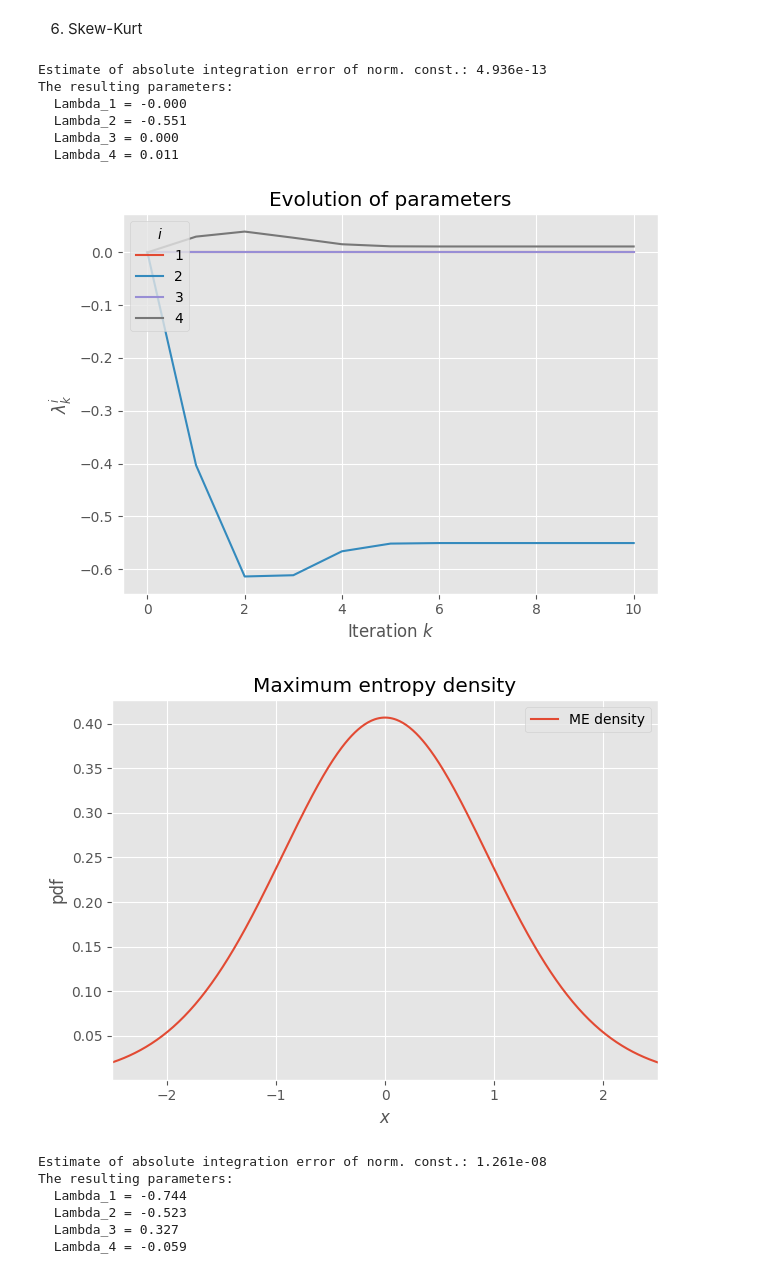
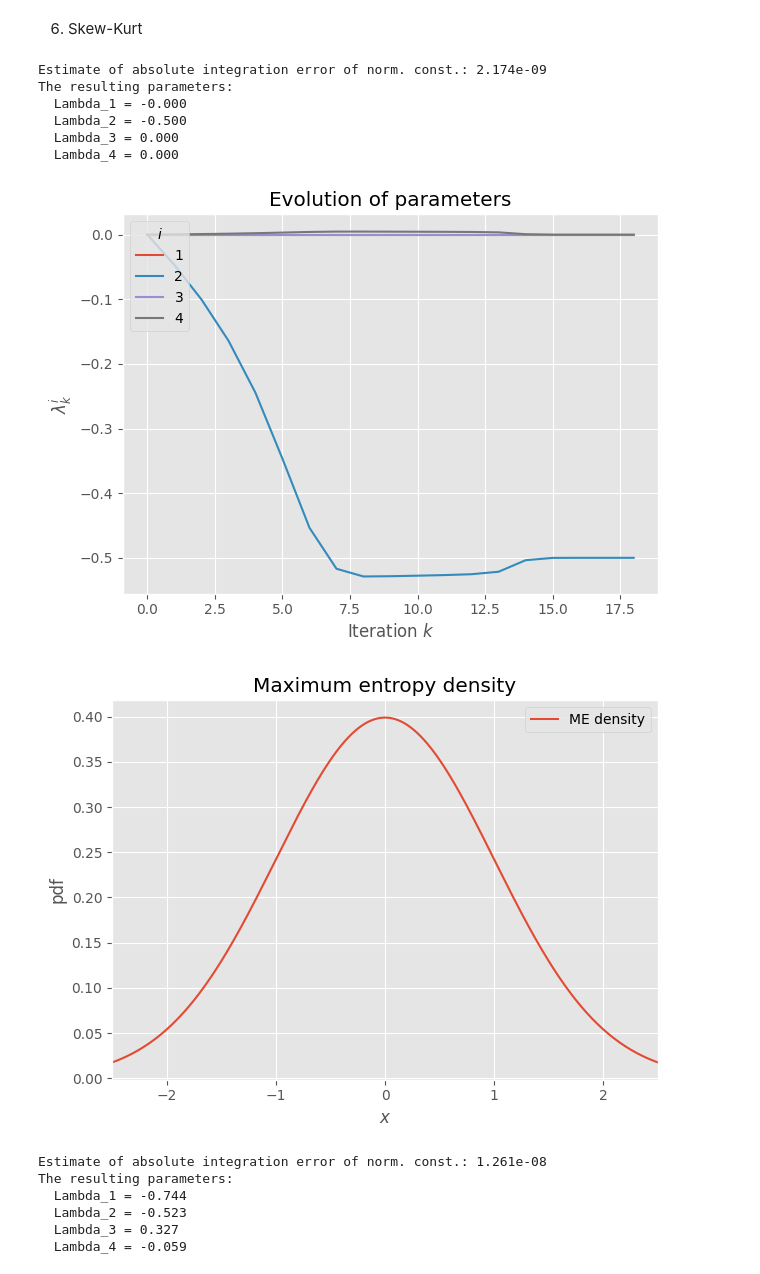
Before and after one commit to LiselotPrins/max_entropy, a Jupyter notebook: maxent_example_tests.ipynb, the cells around one changed output. Saved outputs shown, nothing was run; the diff lists cells and outputs as text; code cells hidden in the pictures.

```diff
--- a/maxent_example_tests.ipynb
+++ b/maxent_example_tests.ipynb
@@ -679,22 +656,21 @@ n = 40
 # %%
 skew, kurt = 0, 3 #normal dist
 
 ob_skewkurt = MaxEnt(support=(l,u),
                      n_quadrature=n,
                      b_constraints=d.b_constraint_skewkurt(skew,kurt),
                      f_vector=d.f_constraint_skewkurt)
-ob_skewkurt._algorithm()
-ob_skewkurt._visualize_algorithm()
-ob_skewkurt._visualize_solution(xlim=(-2.5,2.5))
+ob_skewkurt.visualize_algorithm()
+ob_skewkurt.visualize_solution(xlim=(-2.5,2.5))
 # %% [output]
-Estimate of absolute integration error of norm. const.: 4.936e-13
+Estimate of absolute integration error of norm. const.: 2.174e-09
 The resulting parameters:
   Lambda_1 = -0.000
-  Lambda_2 = -0.551
+  Lambda_2 = -0.500
   Lambda_3 = 0.000
-  Lambda_4 = 0.011
+  Lambda_4 = 0.000
-[figure, old version]
+[figure, new version]
-[figure, old version]
+[figure, new version]
 # %%
 skew, kurt = 1, 4
 
```
Also changed, not shown: parts of 20 cells of this notebook, 6 other files.
